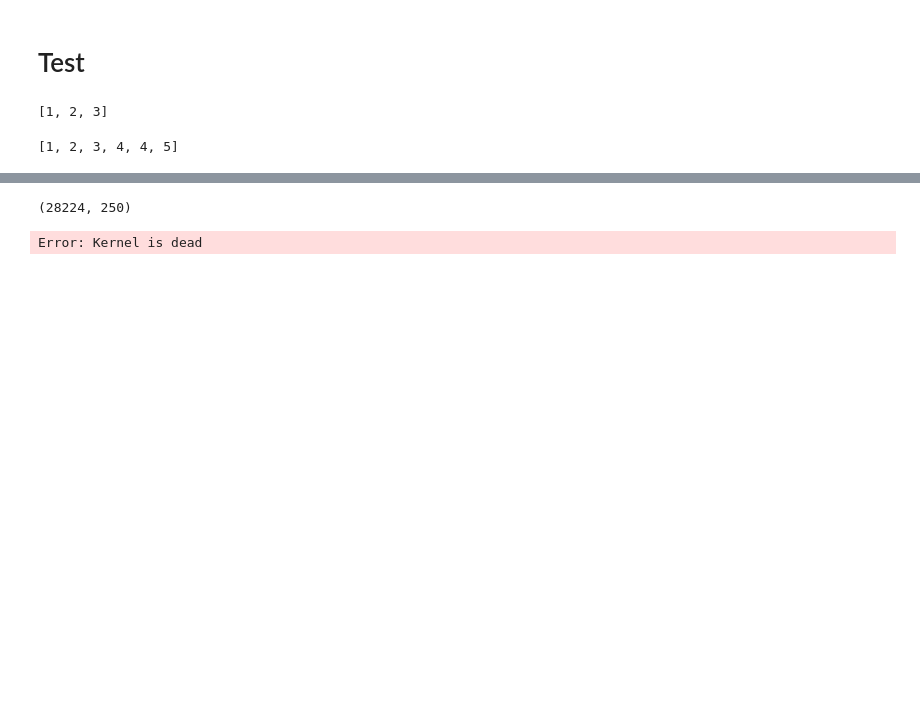
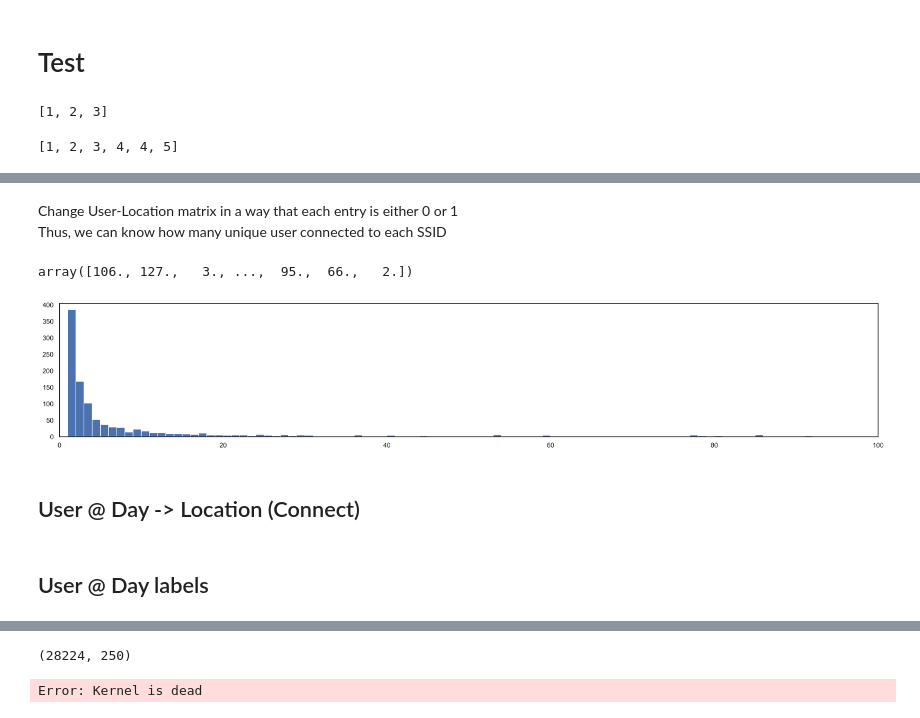
Before and after one commit to alifta/network, a Jupyter notebook: phonelab.ipynb, the cells around one changed output, grey strips where cells are left out. Drawn from its saved outputs; the diff is of its cells as text; code cells hidden in the pictures; blank space fills up the shorter version.

```diff
--- a/phonelab.ipynb
+++ b/phonelab.ipynb
@@ -101,0 +100,3 @@ V = np.load('/home/ali/Projects/Network/data/phonelab/data/user_day_ssid_connect
+# %%
+M = np.load('/home/ali/Projects/Network/data/phonelab/data/user_location_connect.npy')
+# sM = sparse.csc_matrix(M)
@@ -101,0 +127,3 @@ V = np.load('/home/ali/Projects/Network/data/phonelab/data/user_day_ssid_connect
+# %%
+ssid_dist = np.array(np.sum(M,axis=0,dtype=int).reshape(1,-1))[0]
+print(np.where(user_dist == 0)[0])
@@ -101,0 +154,19 @@ V = np.load('/home/ali/Projects/Network/data/phonelab/data/user_day_ssid_connect
+# %% [markdown]
+Change User-Location matrix in a way that each entry is either 0 or 1
+Thus, we can know how many unique user connected to each SSID
+# %%
+M[M>1]
+# %% [output]
+array([106., 127.,   3., ...,  95.,  66.,   2.])
+# %%
+plt.close('all')
+fig, ax = plt.subplots(figsize=(24,4))
+# ax.hist(user_dist, bins='auto')
+# ax.hist(user_dist, bins=range(min(user_dist), max(user_dist) + 1, 10))
+ax.hist(ssid_dist, bins=range(min(ssid_dist), max(ssid_dist) + 1, 1))
+ax.set_xlim((0,100))
+plt.show()
+# %% [output]
+[figure, added]
+# %% [markdown]
+## User @ Day -> Location (Connect)
@@ -101,0 +176,2 @@ V = np.load('/home/ali/Projects/Network/data/phonelab/data/user_day_ssid_connect
+# %% [markdown]
+## User @ Day labels
```
Also changed, not shown: parts of 75 cells of this notebook, 3 other files.
